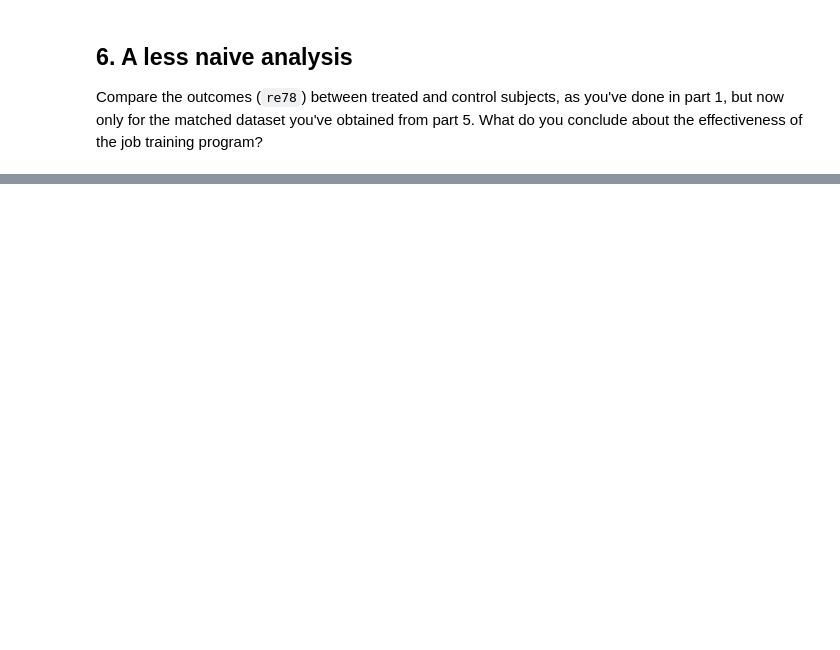
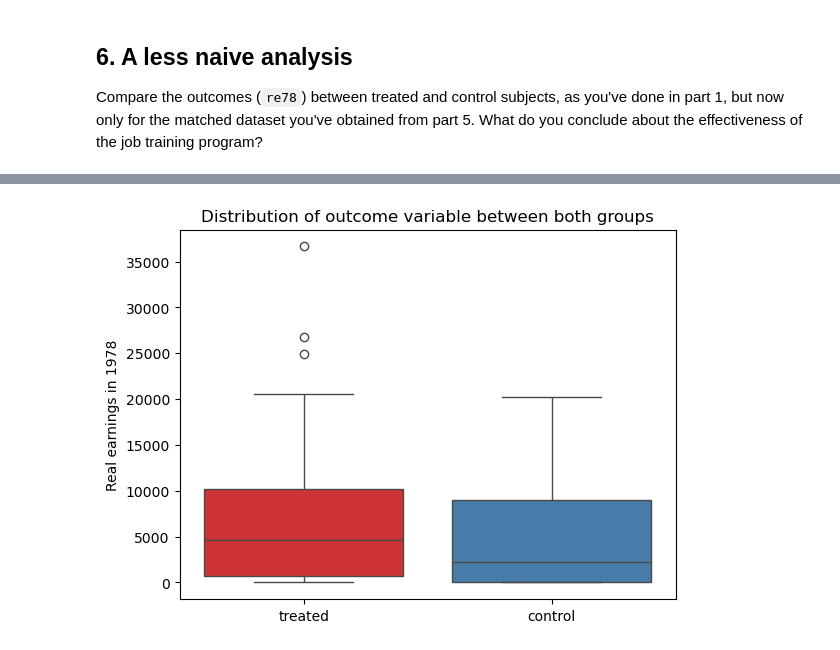
Before and after one commit to dbrantsc-8/Ada_2025, a Jupyter notebook: Exercises/05 - Causal analysis of observational data/Observational studies exercise.ipynb, the cells around one changed output, grey strips where cells are left out. Drawn from its saved outputs; the diff is of its cells as text; code cells hidden in the pictures; blank space fills up the shorter version.

```diff
--- a/Exercises/05 - Causal analysis of observational data/Observational studies exercise.ipynb
+++ b/Exercises/05 - Causal analysis of observational data/Observational studies exercise.ipynb
@@ -275,0 +358,3 @@ What do you conclude about the effectiveness of the job training program?
+# %%
+treated = balanced_df_2[balanced_df_2['treat'] == 1]
+control = balanced_df_2[balanced_df_2['treat'] == 0]
@@ -275,0 +385,6 @@ What do you conclude about the effectiveness of the job training program?
+# %%
+ax = sns.boxplot(data = pd.DataFrame({'treated': treated['re78'], 'control': control['re78']}), palette = 'Set1')
+ax.set(title = 'Distribution of outcome variable between both groups', ylabel = 'Real earnings in 1978')
+plt.show()
+# %% [output]
+[figure, added]
```
Also changed, not shown: parts of 13 cells of this notebook.
